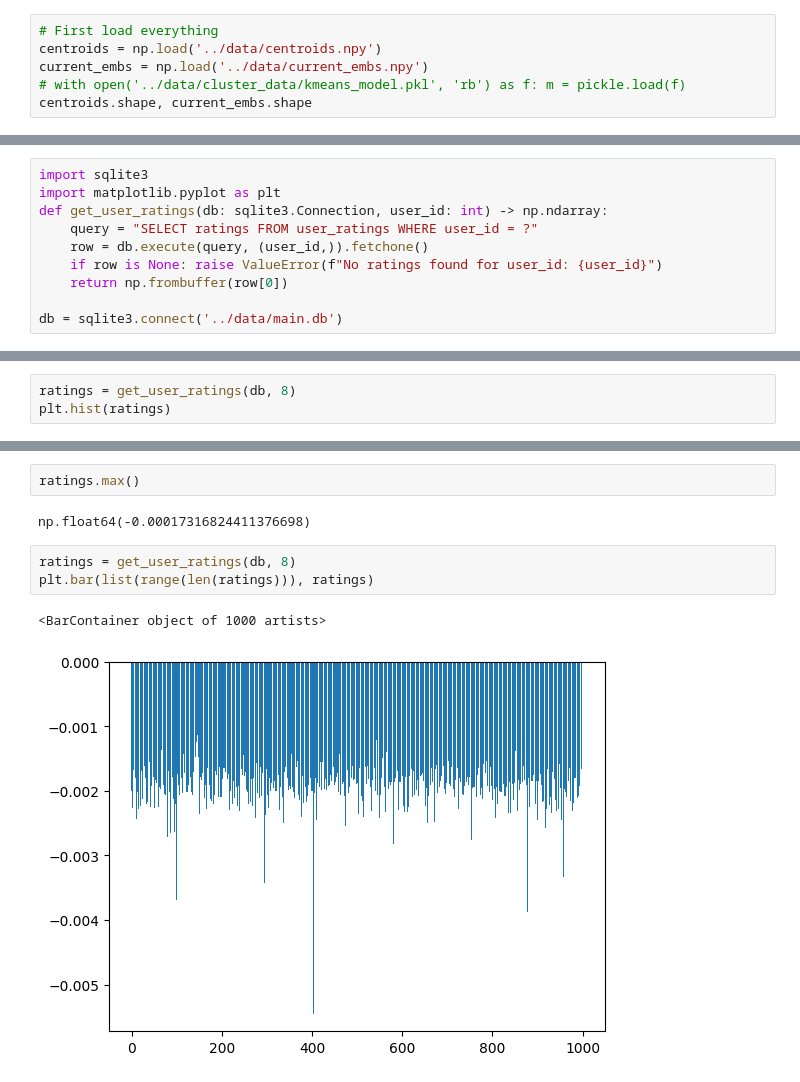
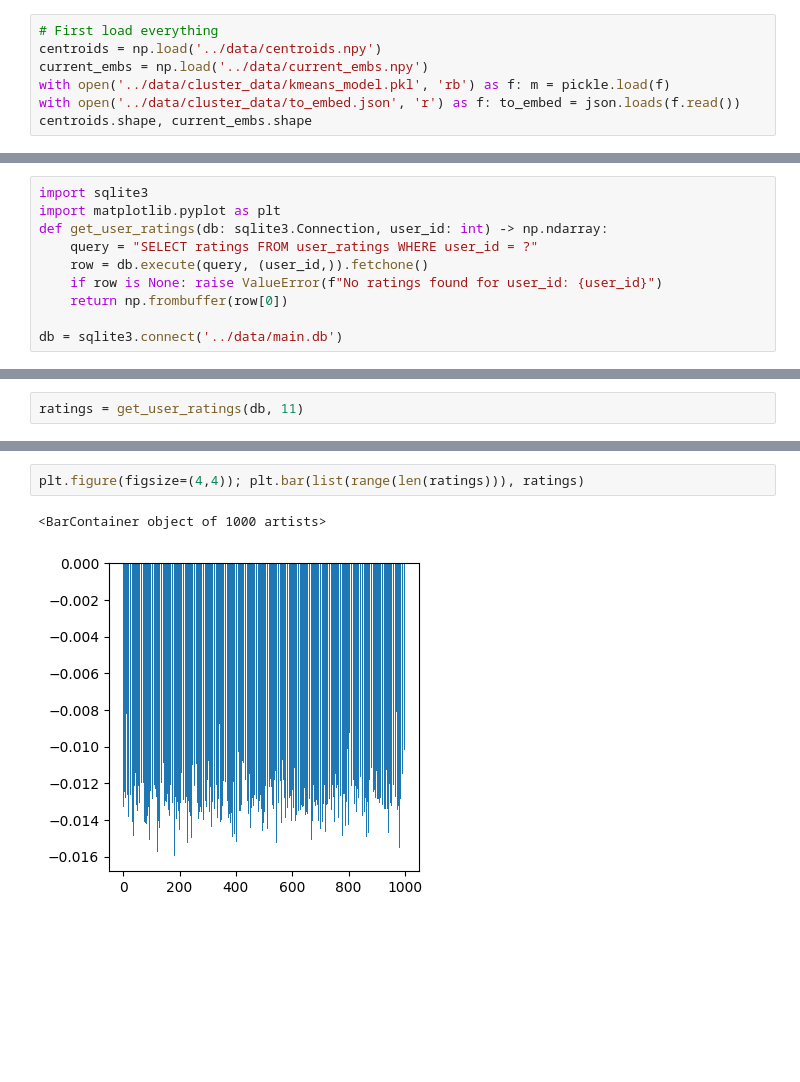
Before and after one commit to emiliocantuc/wolverine-events, a Jupyter notebook: scripts/idea.ipynb, the cells around one changed output, grey strips where cells are left out. Drawn from its saved outputs; the diff is of its cells as text; blank space fills up the shorter version.

```diff
--- a/scripts/idea.ipynb
+++ b/scripts/idea.ipynb
@@ -14,6 +14,7 @@ from sklearn.metrics.pairwise import euclidean_distances
 # First load everything
 centroids = np.load('../data/centroids.npy')
 current_embs = np.load('../data/current_embs.npy')
-# with open('../data/cluster_data/kmeans_model.pkl', 'rb') as f: m = pickle.load(f)
+with open('../data/cluster_data/kmeans_model.pkl', 'rb') as f: m = pickle.load(f)
+with open('../data/cluster_data/to_embed.json', 'r') as f: to_embed = json.loads(f.read())
 centroids.shape, current_embs.shape
 # %% [output]
@@ -135 +87,3 @@ ratings.shape
+# %%
+ratings = get_user_ratings(db, 11)
 # %%
@@ -144,3 +97,0 @@ plt.hist(ratings)
-# %%
-ratings = get_user_ratings(db, 8)
-plt.hist(ratings)
@@ -154,10 +98,5 @@ plt.hist(ratings)
-# %%
-ratings.max()
-# %% [output]
-np.float64(-0.00017316824411376698)
 # %%
-ratings = get_user_ratings(db, 8)
-plt.bar(list(range(len(ratings))), ratings)
+plt.figure(figsize=(4,4)); plt.bar(list(range(len(ratings))), ratings)
 # %% [output]
 <BarContainer object of 1000 artists>
-[figure, old version]
+[figure, new version]
```
Also changed, not shown: parts of 18 cells of this notebook, 3 other files.
